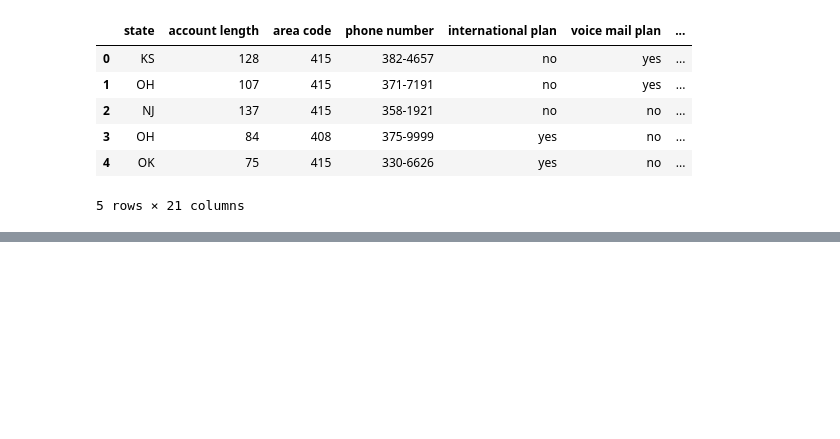
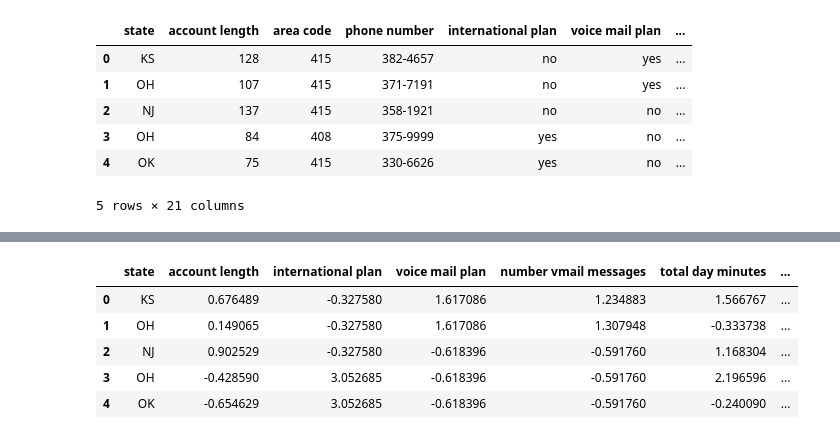
Before and after one commit to hanifa331/customer-churn, a Jupyter notebook: studenth.ipynb, the cells around one changed output, grey strips where cells are left out. Cells and saved outputs as stored; diff of their text form; code cells hidden in the pictures; blank space fills up the shorter version.

```diff
--- a/studenth.ipynb
+++ b/studenth.ipynb
@@ -20,0 +174,16 @@ df.head()
+# %%
+transformer = StandardScaler()
+
+def scaling(columns):
+    return transformer.fit_transform(df[columns].values.reshape(-1,1))
+
+for i in df.select_dtypes(include=[np.number]).columns:
+    df[i] = scaling(i)
+df.head()
+# %% [output]
+|  | state | account length | international plan | voice mail plan | number vmail messages | total day minutes | ... |
+| 0 | KS | 0.676489 | -0.327580 | 1.617086 | 1.234883 | 1.566767 | ... |
+| 1 | OH | 0.149065 | -0.327580 | 1.617086 | 1.307948 | -0.333738 | ... |
+| 2 | NJ | 0.902529 | -0.327580 | -0.618396 | -0.591760 | 1.168304 | ... |
+| 3 | OH | -0.428590 | 3.052685 | -0.618396 | -0.591760 | 2.196596 | ... |
+| 4 | OK | -0.654629 | 3.052685 | -0.618396 | -0.591760 | -0.240090 | ... |
```
Also changed, not shown: parts of 18 cells of this notebook, 1 other file.
